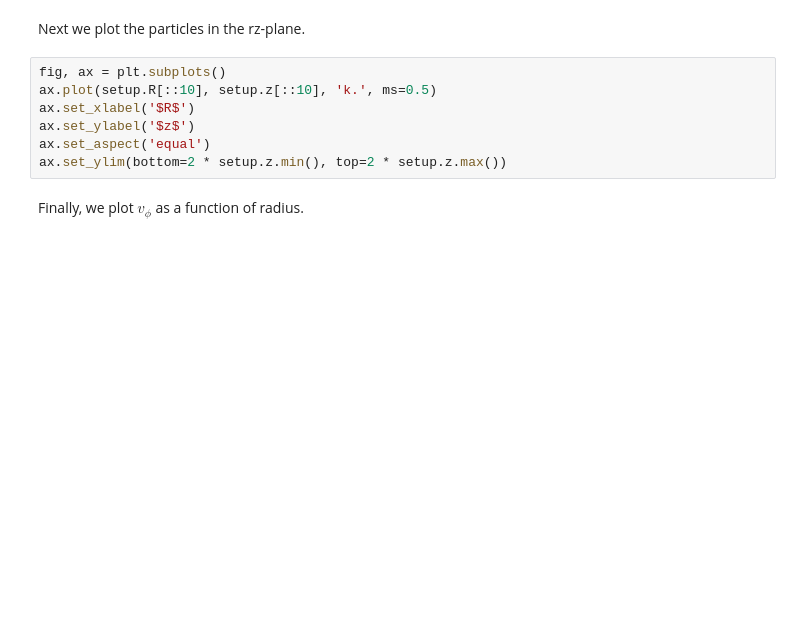
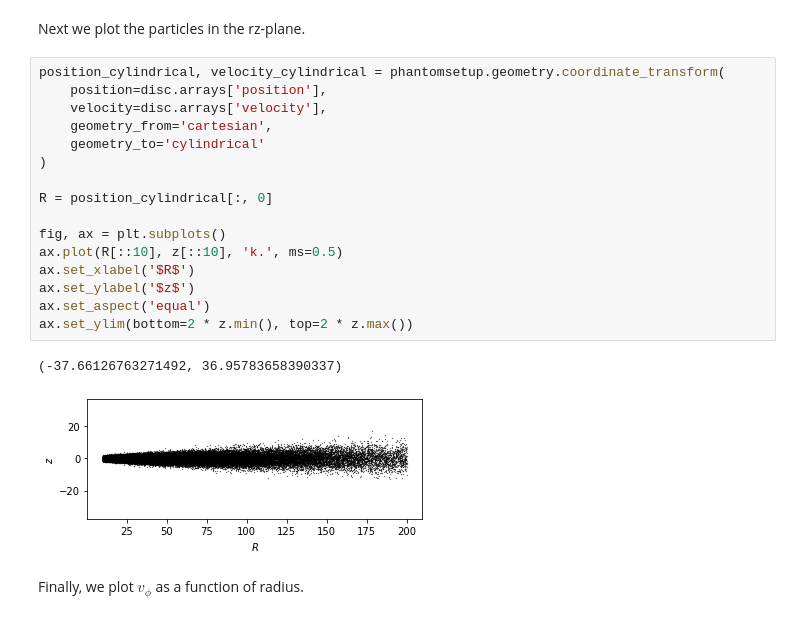
Before and after one commit to dmentipl/phantom-setup, a Jupyter notebook: examples/setup_disc.ipynb, the cells around one changed output. Saved outputs shown, nothing was run; the diff lists cells and outputs as text; blank space fills up the shorter version.

```diff
--- a/examples/setup_disc.ipynb
+++ b/examples/setup_disc.ipynb
@@ -205,12 +221,24 @@ ax.set_aspect('equal')
 # %% [markdown]
 Next we plot the particles in the rz-plane.
 # %%
+position_cylindrical, velocity_cylindrical = phantomsetup.geometry.coordinate_transform(
+    position=disc.arrays['position'],
+    velocity=disc.arrays['velocity'],
+    geometry_from='cartesian',
+    geometry_to='cylindrical'
+)
+
+R = position_cylindrical[:, 0]
+
 fig, ax = plt.subplots()
-ax.plot(setup.R[::10], setup.z[::10], 'k.', ms=0.5)
+ax.plot(R[::10], z[::10], 'k.', ms=0.5)
 ax.set_xlabel('$R$')
 ax.set_ylabel('$z$')
 ax.set_aspect('equal')
-ax.set_ylim(bottom=2 * setup.z.min(), top=2 * setup.z.max())
+ax.set_ylim(bottom=2 * z.min(), top=2 * z.max())
+# %% [output]
+(-37.66126763271492, 36.95783658390337)
+[figure, added]
 # %% [markdown]
 Finally, we plot $v_{\phi}$ as a function of radius.
 # %%
```
Also changed, not shown: parts of 10 cells of this notebook, 10 other files.
